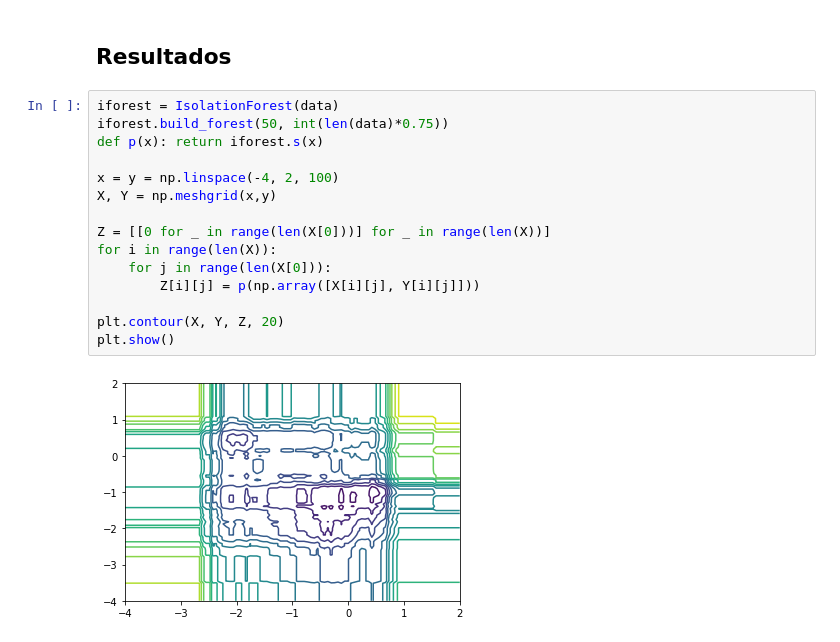
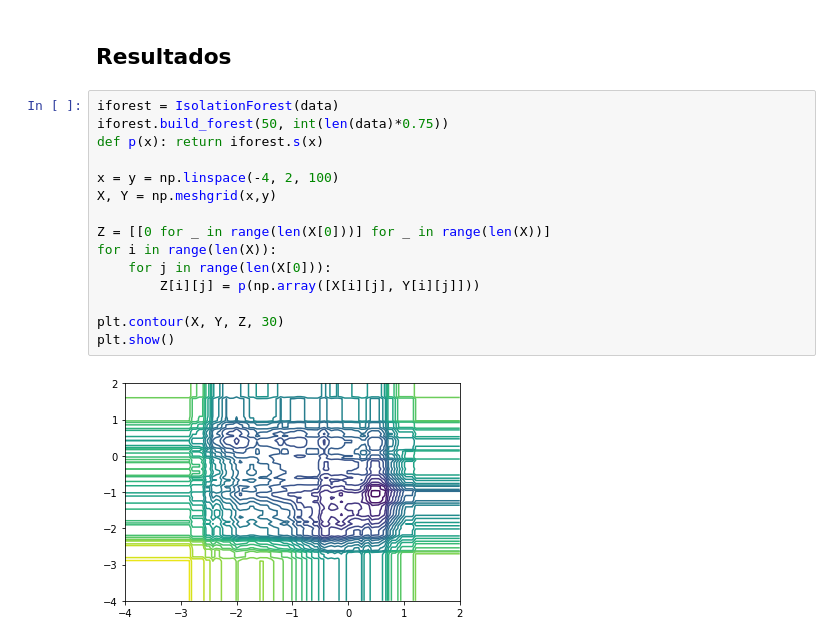
Before and after one commit to ArriagaAmin/Maraton-Machine-Learning, a Jupyter notebook: Anomaly_Detection/B_IsolationForests.ipynb, the cells around one changed output. Saved outputs shown, nothing was run; the diff lists cells and outputs as text.

```diff
--- a/Anomaly_Detection/B_IsolationForests.ipynb
+++ b/Anomaly_Detection/B_IsolationForests.ipynb
@@ -157,17 +156,17 @@ plt.show()
 # %%
 iforest = IsolationForest(data)
 iforest.build_forest(50, int(len(data)*0.75))
 def p(x): return iforest.s(x)
 
 x = y = np.linspace(-4, 2, 100)
 X, Y = np.meshgrid(x,y)
 
 Z = [[0 for _ in range(len(X[0]))] for _ in range(len(X))]
 for i in range(len(X)):
     for j in range(len(X[0])):
         Z[i][j] = p(np.array([X[i][j], Y[i][j]]))
 
-plt.contour(X, Y, Z, 20)
+plt.contour(X, Y, Z, 30)
 plt.show()
 # %% [output]
-[figure, old version]
+[figure, new version]
```
Also changed, not shown: parts of 1 cell of this notebook.
